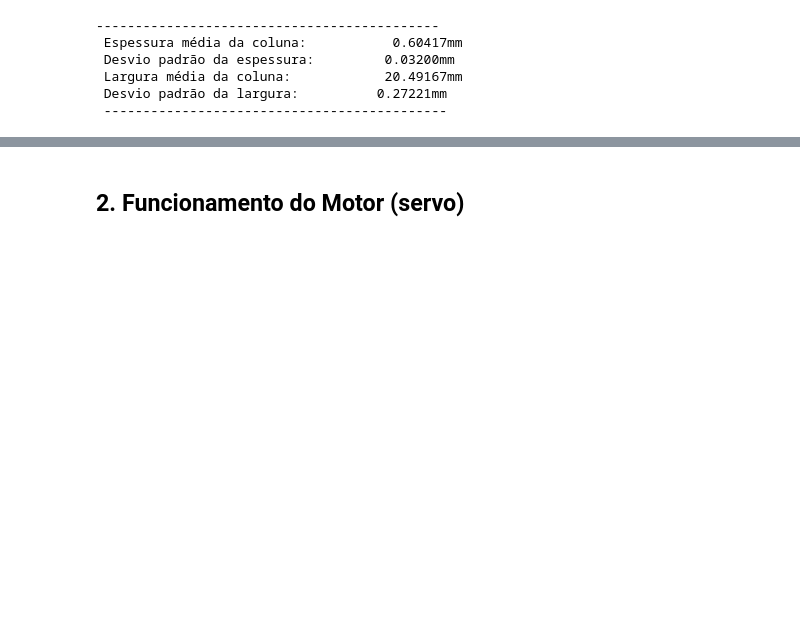
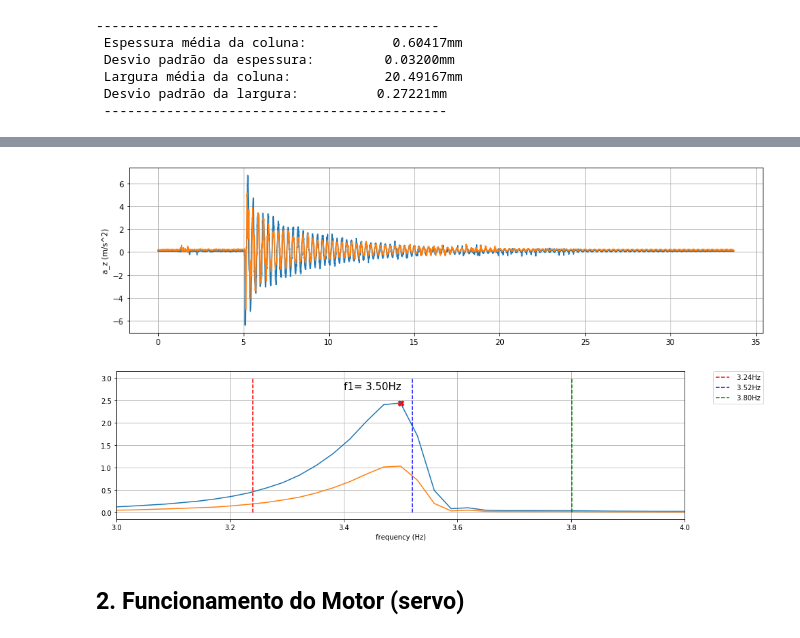
Before and after one commit to lucasborges-ec/FinalProject, a Jupyter notebook: FinalProject_v2.ipynb, the cells around one changed output, grey strips where cells are left out. Saved outputs shown, nothing was run; the diff lists cells and outputs as text; code cells hidden in the pictures; blank space fills up the shorter version.

```diff
--- a/FinalProject_v2.ipynb
+++ b/FinalProject_v2.ipynb
@@ -485,4 +487,70 @@ print('---------------------------------------','\n',
  --------------------------------------
+# %%
+filename='leitura_excitador/2019-11-15__16-34-07'
+
+with gz.open(filename+'.csv.gz', 'rb') as target:
+    data =  np.genfromtxt(target,
+                          delimiter=',')
+    ti   =  data[1:,0] - data[1,0]
+
+a=MRPy.from_resampling(ti,10*(data[1:,1:]/8096))
+
+az2   = MRPy(a[0], a.fs)
+t    = a.t_axis()
+
+az1   = MRPy(a[1], a.fs)
+t    = a.t_axis()
+
+plt.figure(4, figsize=(15, 4), clear=True)
+plt.plot(t, az1[0])
+plt.plot(t, az2[0])
+
+#plt.xlim(0, az.Td);  plt.xlabel('time (s)')
+#plt.ylim(-15, 15);
+plt.ylabel('a_z (m/s^2)')
+
+plt.grid(True)
+
+y = [0,3]
+f_med = np.real(mi_f)*np.ones(2)
+f_inf = (np.real(mi_f)-sigma_f)*np.ones(2)
+f_sup = (np.real(mi_f)+sigma_f)*np.ones(2)
+
+
+
+Saz11, fs11 = az1.periodogram()
+f11         = az1.f_axis()
+
+Saz22, fs22 = az2.periodogram()
+f22         = az2.f_axis()
+
+peaks, _ = find_peaks(Saz11[0], height=2)
+
+
+plt.figure(5, figsize=(15, 4), clear=True)
+
+
+plt.plot(f11, Saz11[0])
+plt.plot(f22, Saz22[0])
+
+plt.plot(f_inf, y,'r--', label='{0:5.2f}Hz'.format(np.real(mi_f)-sigma_f))
+plt.plot(f_med, y,'b--', label='{0:5.2f}Hz'.format(np.real(mi_f)))
+plt.plot(f_sup, y,'g--', label='{0:5.2f}Hz'.format(np.real(mi_f)+sigma_f))
+
+
+plt.legend(bbox_to_anchor=(1.05, 1), loc='upper left', borderaxespad=0.)
+
+
+plt.scatter(f11[peaks], Saz11[0,peaks], marker='X', s=70, color='red')
+plt.text(f11[peaks]-0.1, Saz11[0,peaks]+0.3, "f1={0:5.2f}Hz".format(3.49994516), fontsize=15)
+
+plt.xlim(3, 4);   plt.xlabel('frequency (Hz)')
+#plt.ylim(0,  5);   plt.ylabel('S_az (power)')
+
+plt.grid(True)
+# %% [output]
+[figure, added]
+[figure, added]
 # %% [markdown]
 ## 2. Funcionamento do Motor (servo)
 # %% [markdown]
```
Also changed, not shown: parts of 7 cells of this notebook, 2 other files.
